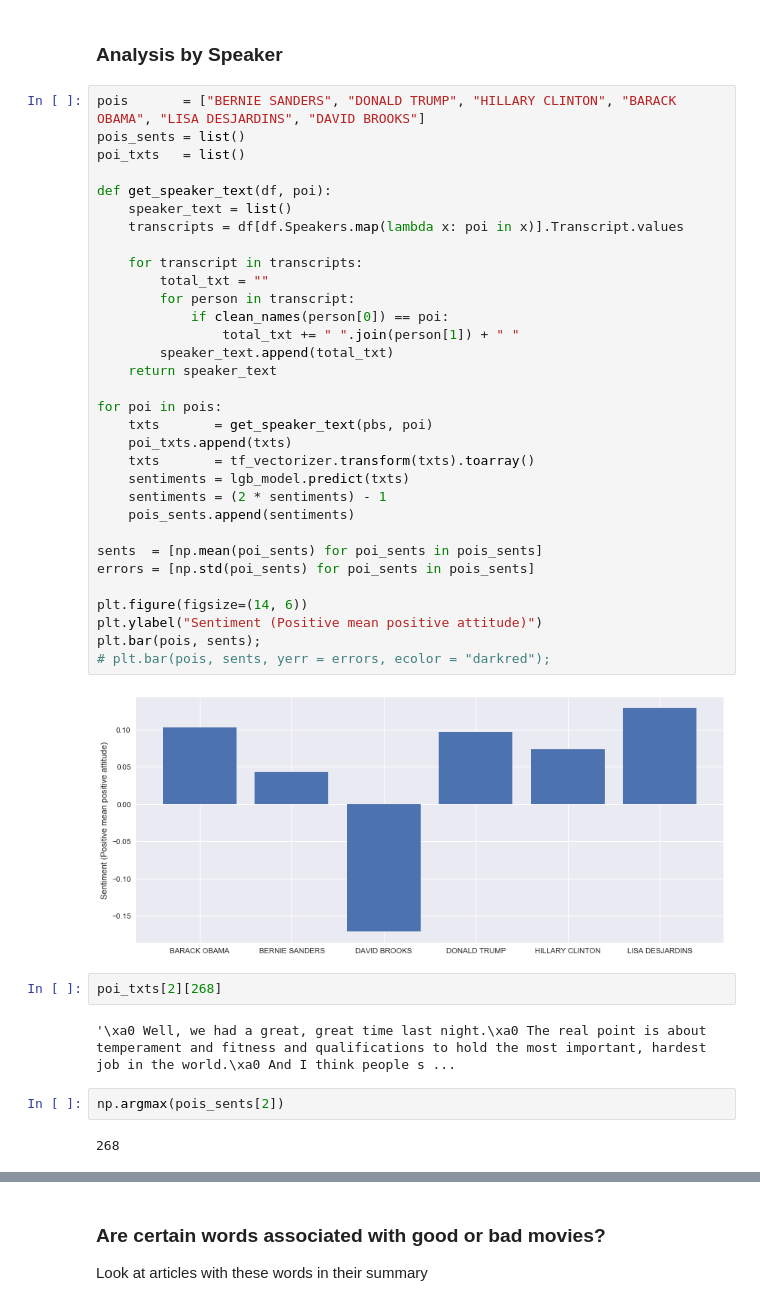
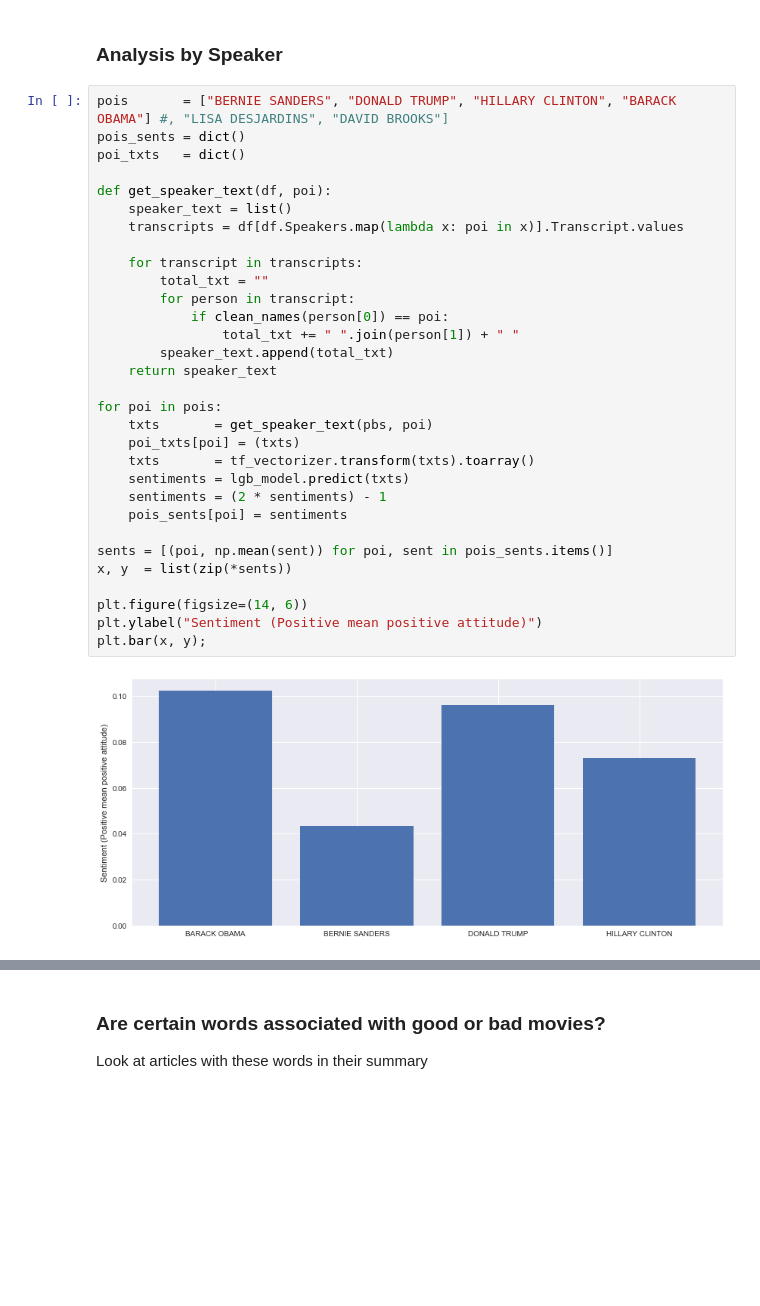
Before and after one commit to pstetz/PBS-Newshour, a Jupyter notebook: analysis.ipynb, the cells around one changed output, grey strips where cells are left out. Drawn from its saved outputs; the diff is of its cells as text; blank space fills up the shorter version.

```diff
--- a/analysis.ipynb
+++ b/analysis.ipynb
@@ -714,44 +714,35 @@ ax3.legend_.remove();
 # %% [markdown]
 ### Analysis by Speaker
 # %%
-pois       = ["BERNIE SANDERS", "DONALD TRUMP", "HILLARY CLINTON", "BARACK OBAMA", "LISA DESJARDINS", "DAVID BROOKS"]
-pois_sents = list()
-poi_txts   = list()
+pois       = ["BERNIE SANDERS", "DONALD TRUMP", "HILLARY CLINTON", "BARACK OBAMA"] #, "LISA DESJARDINS", "DAVID BROOKS"]
+pois_sents = dict()
+poi_txts   = dict()
 
 def get_speaker_text(df, poi):
     speaker_text = list()
     transcripts = df[df.Speakers.map(lambda x: poi in x)].Transcript.values
 
     for transcript in transcripts:
         total_txt = ""
         for person in transcript:
             if clean_names(person[0]) == poi:
                 total_txt += " ".join(person[1]) + " "
         speaker_text.append(total_txt)
     return speaker_text
 
 for poi in pois:
     txts       = get_speaker_text(pbs, poi)
-    poi_txts.append(txts)
+    poi_txts[poi] = (txts)
     txts       = tf_vectorizer.transform(txts).toarray()
     sentiments = lgb_model.predict(txts)
     sentiments = (2 * sentiments) - 1
-    pois_sents.append(sentiments)
+    pois_sents[poi] = sentiments
 
-sents  = [np.mean(poi_sents) for poi_sents in pois_sents]
-errors = [np.std(poi_sents) for poi_sents in pois_sents]
+sents = [(poi, np.mean(sent)) for poi, sent in pois_sents.items()]
+x, y  = list(zip(*sents))
 
 plt.figure(figsize=(14, 6))
 plt.ylabel("Sentiment (Positive mean positive attitude)")
-plt.bar(pois, sents);
-# plt.bar(pois, sents, yerr = errors, ecolor = "darkred");
+plt.bar(x, y);
 # %% [output]
-[figure, old version]
+[figure, new version]
-# %%
-poi_txts[2][268]
-# %% [output]
-'\xa0 Well, we had a great, great time last night.\xa0 The real point is about temperament and fitness and qualifications to hold the most important, hardest job in the world.\xa0 And I think people s ...
-# %%
-np.argmax(pois_sents[2])
-# %% [output]
-268
```
Also changed, not shown: parts of 9 cells of this notebook.
